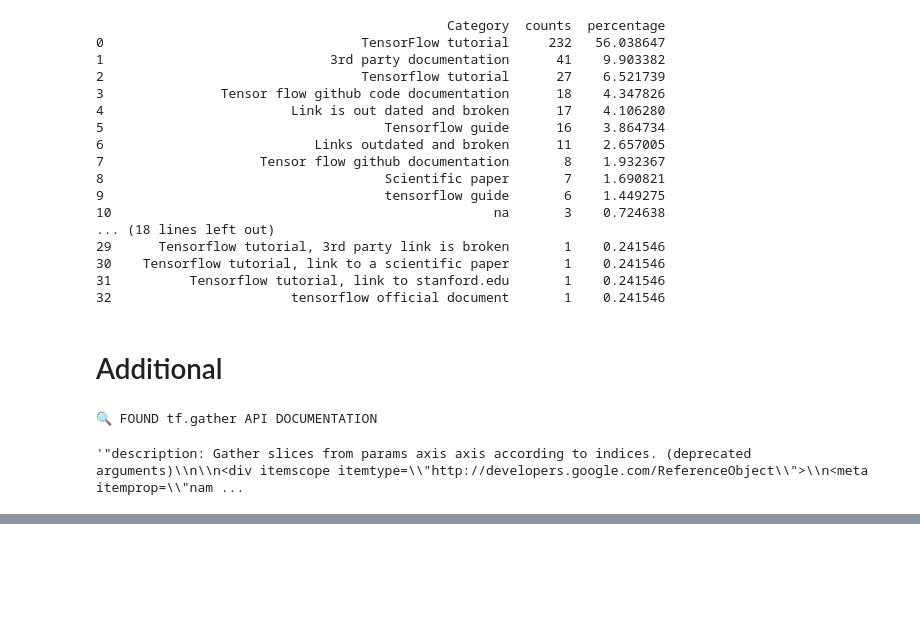
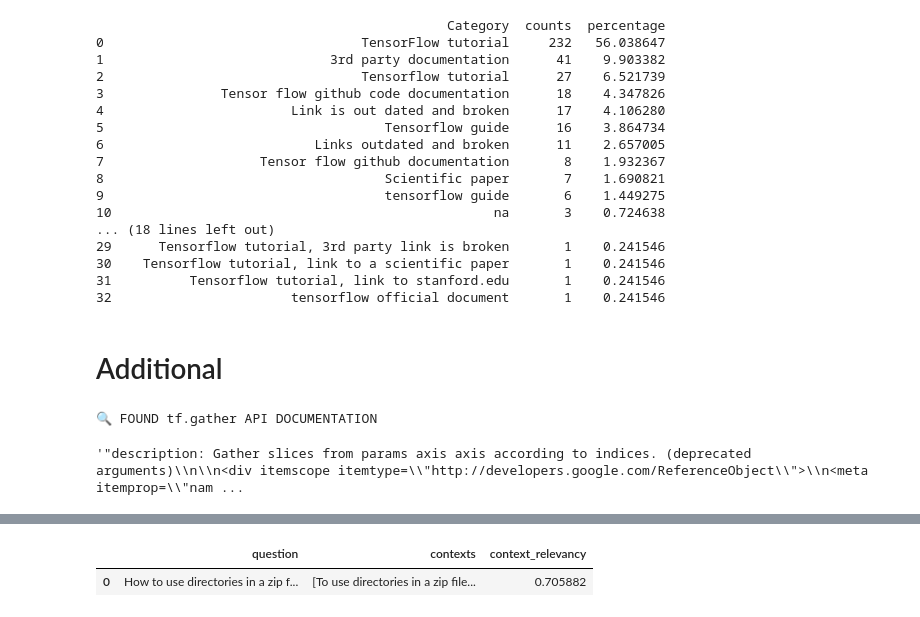
Before and after one commit to sharukat/docchameleon, a Jupyter notebook: doc_customizer_llm/RAGAS_eval.ipynb, the cells around one changed output, grey strips where cells are left out. Drawn from its saved outputs; the diff is of its cells as text; code cells hidden in the pictures; blank space fills up the shorter version.

```diff
--- a/doc_customizer_llm/RAGAS_eval.ipynb
+++ b/doc_customizer_llm/RAGAS_eval.ipynb
@@ -885,0 +953,15 @@ json_str
+# %%
+data = {
+    "question": [input],
+    "contexts": [[Docchameleon[0]]]
+}
+metrics = [context_relevancy]
+
+# # Create a Dataset object
+dataset = Dataset.from_dict(data)
+results = evaluate(dataset, metrics)
+res = results.to_pandas()
+res
+# %% [output]
+|  | question | contexts | context_relevancy |
+| 0 | How to use directories in a zip f... | [To use directories in a zip file... | 0.705882 |
```
Also changed, not shown: parts of 9 cells of this notebook, 46 other files.
